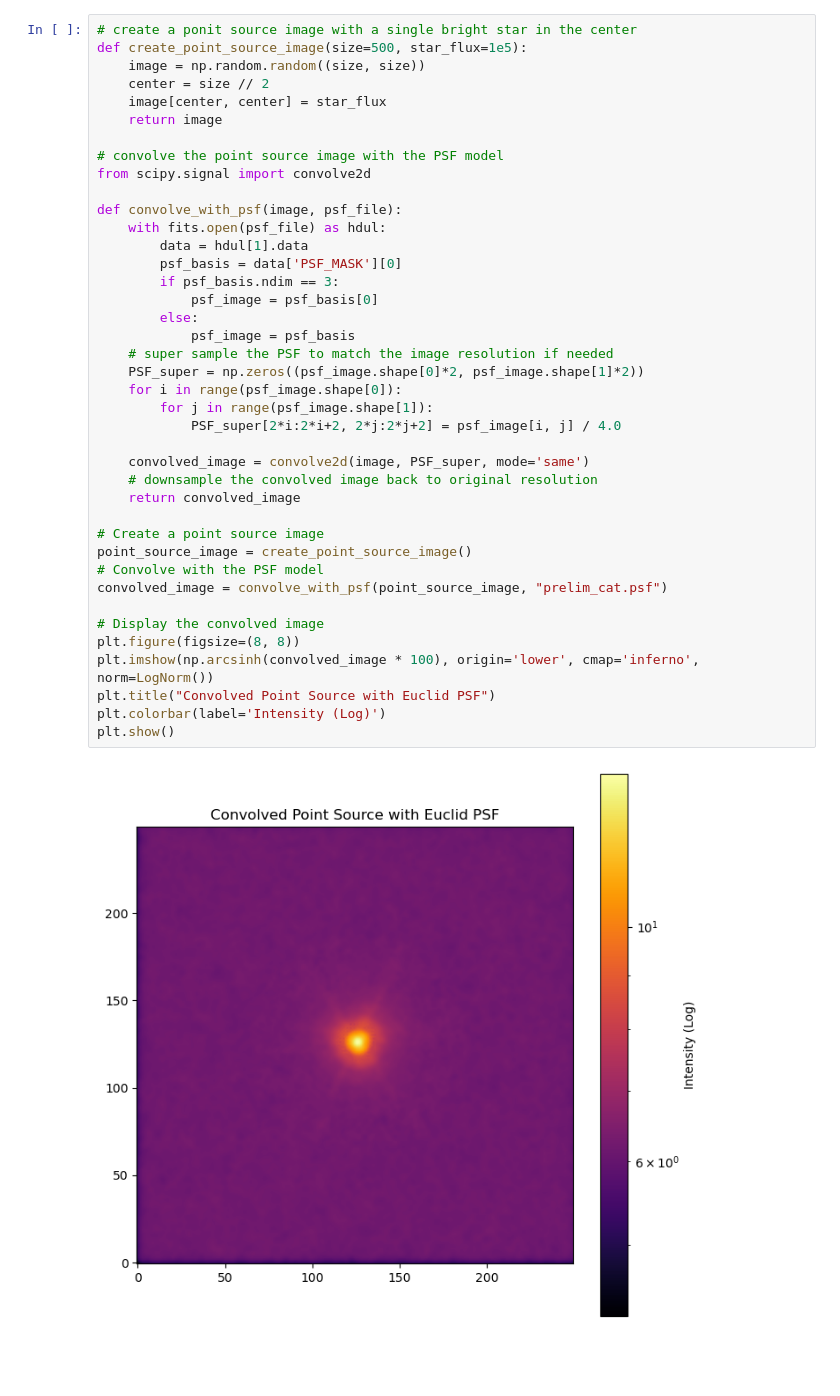
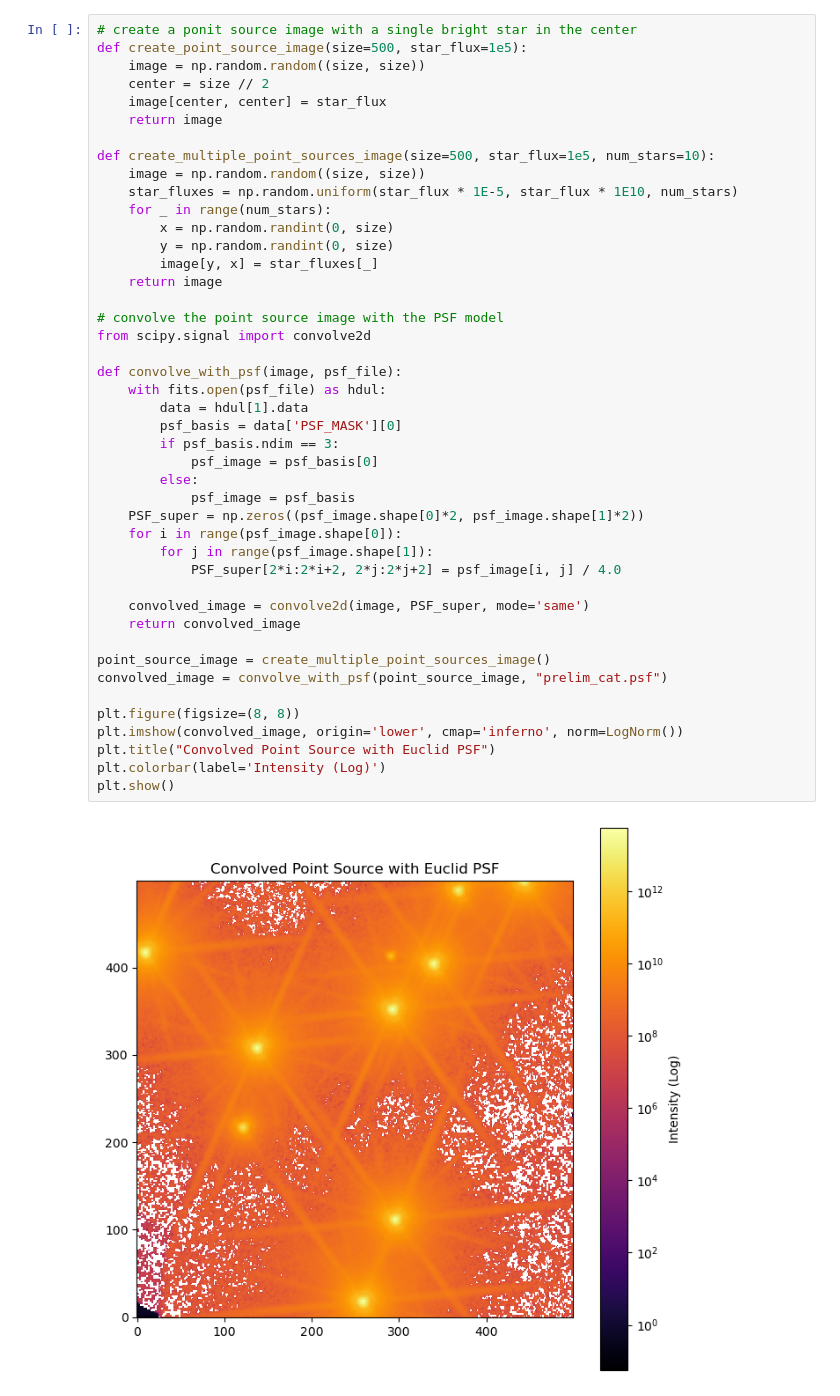
Before and after one commit to RhysAlfShaw/docker-psfex, a Jupyter notebook: openpsf.ipynb, the cells around one changed output. Saved outputs shown, nothing was run; the diff lists cells and outputs as text; blank space fills up the shorter version.

```diff
--- a/openpsf.ipynb
+++ b/openpsf.ipynb
@@ -40,39 +34,43 @@ def create_point_source_image(size=500, star_flux=1e5):
     image = np.random.random((size, size))
     center = size // 2
     image[center, center] = star_flux
+    return image
+
+def create_multiple_point_sources_image(size=500, star_flux=1e5, num_stars=10):
+    image = np.random.random((size, size))
+    star_fluxes = np.random.uniform(star_flux * 1E-5, star_flux * 1E10, num_stars)
+    for _ in range(num_stars):
+        x = np.random.randint(0, size)
+        y = np.random.randint(0, size)
+        image[y, x] = star_fluxes[_]
     return image
 
 # convolve the point source image with the PSF model
 from scipy.signal import convolve2d
 
 def convolve_with_psf(image, psf_file):
     with fits.open(psf_file) as hdul:
         data = hdul[1].data
         psf_basis = data['PSF_MASK'][0]
         if psf_basis.ndim == 3:
             psf_image = psf_basis[0]
         else:
             psf_image = psf_basis
-    # super sample the PSF to match the image resolution if needed
     PSF_super = np.zeros((psf_image.shape[0]*2, psf_image.shape[1]*2))
     for i in range(psf_image.shape[0]):
         for j in range(psf_image.shape[1]):
             PSF_super[2*i:2*i+2, 2*j:2*j+2] = psf_image[i, j] / 4.0
 
     convolved_image = convolve2d(image, PSF_super, mode='same')
-    # downsample the convolved image back to original resolution
     return convolved_image
 
-# Create a point source image
-point_source_image = create_point_source_image()
-# Convolve with the PSF model
+point_source_image = create_multiple_point_sources_image()
 convolved_image = convolve_with_psf(point_source_image, "prelim_cat.psf")
 
-# Display the convolved image
 plt.figure(figsize=(8, 8))
-plt.imshow(np.arcsinh(convolved_image * 100), origin='lower', cmap='inferno', norm=LogNorm())
+plt.imshow(convolved_image, origin='lower', cmap='inferno', norm=LogNorm())
 plt.title("Convolved Point Source with Euclid PSF")
 plt.colorbar(label='Intensity (Log)')
 plt.show()
 # %% [output]
-[figure, old version]
+[figure, new version]
```
Also changed, not shown: parts of 1 cell of this notebook, 1 other file.
